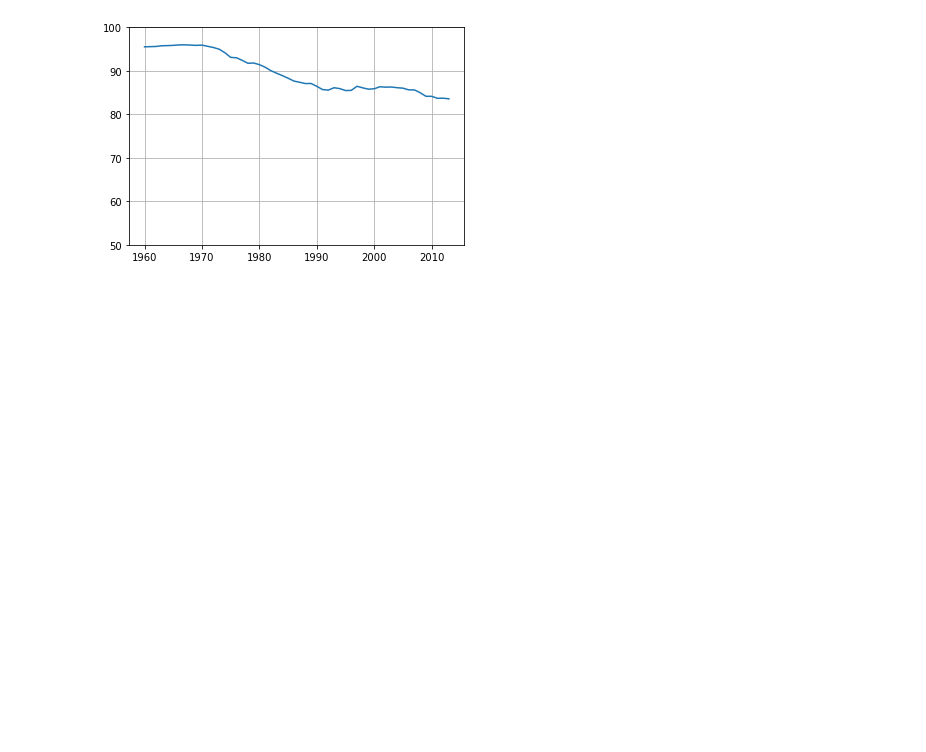
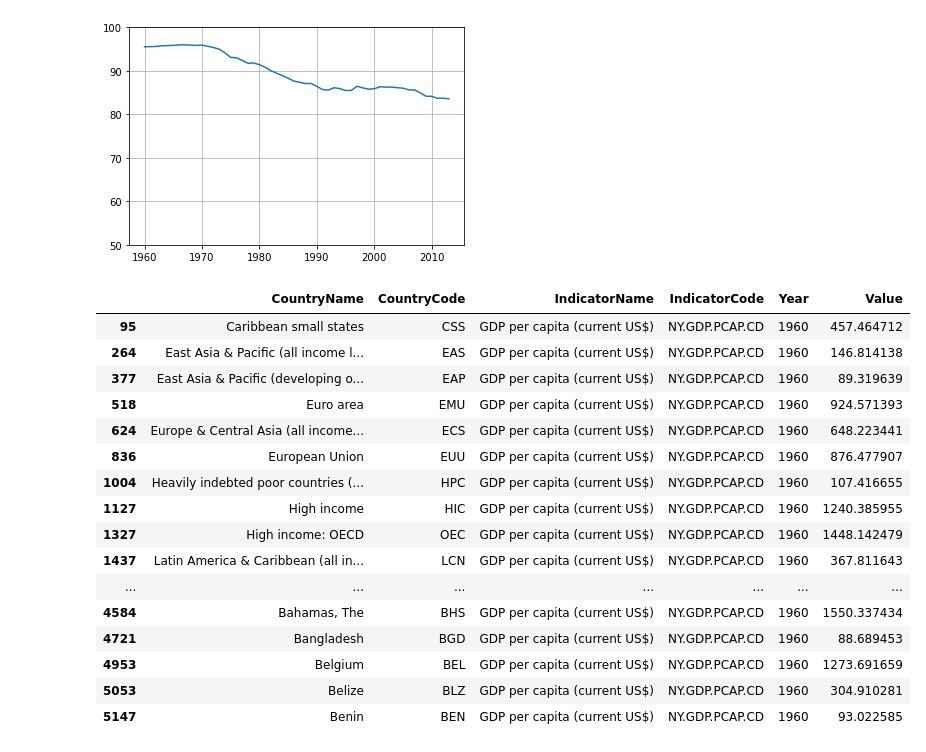
Before and after one commit to robertcox324/5horsemenoftheapocalypse, a Jupyter notebook: WDI_Analysis.ipynb, the cells around one changed output. Saved outputs shown, nothing was run; the diff lists cells and outputs as text; code cells hidden in the pictures; blank space fills up the shorter version.

```diff
--- a/WDI_Analysis.ipynb
+++ b/WDI_Analysis.ipynb
@@ -790,3 +790,25 @@ plt.grid()
 plt.show()
 # %% [output]
 [figure]
+# %%
+gdp_world_mask = data['IndicatorName'].str.contains("GDP per capita \(current US")
+gdp_world = data[gdp_world_mask]
+gdp_world.head(30)
+# %% [output]
+|  | CountryName | CountryCode | IndicatorName | IndicatorCode | Year | Value |
+| 95 | Caribbean small states | CSS | GDP per capita (current US$) | NY.GDP.PCAP.CD | 1960 | 457.464712 |
+| 264 | East Asia & Pacific (all income l... | EAS | GDP per capita (current US$) | NY.GDP.PCAP.CD | 1960 | 146.814138 |
+| 377 | East Asia & Pacific (developing o... | EAP | GDP per capita (current US$) | NY.GDP.PCAP.CD | 1960 | 89.319639 |
+| 518 | Euro area | EMU | GDP per capita (current US$) | NY.GDP.PCAP.CD | 1960 | 924.571393 |
+| 624 | Europe & Central Asia (all income... | ECS | GDP per capita (current US$) | NY.GDP.PCAP.CD | 1960 | 648.223441 |
+| 836 | European Union | EUU | GDP per capita (current US$) | NY.GDP.PCAP.CD | 1960 | 876.477907 |
+| 1004 | Heavily indebted poor countries (... | HPC | GDP per capita (current US$) | NY.GDP.PCAP.CD | 1960 | 107.416655 |
+| 1127 | High income | HIC | GDP per capita (current US$) | NY.GDP.PCAP.CD | 1960 | 1240.385955 |
+| 1327 | High income: OECD | OEC | GDP per capita (current US$) | NY.GDP.PCAP.CD | 1960 | 1448.142479 |
+| 1437 | Latin America & Caribbean (all in... | LCN | GDP per capita (current US$) | NY.GDP.PCAP.CD | 1960 | 367.811643 |
+| ... | ... | ... | ... | ... | ... | ... |
+| 4584 | Bahamas, The | BHS | GDP per capita (current US$) | NY.GDP.PCAP.CD | 1960 | 1550.337434 |
+| 4721 | Bangladesh | BGD | GDP per capita (current US$) | NY.GDP.PCAP.CD | 1960 | 88.689453 |
+| 4953 | Belgium | BEL | GDP per capita (current US$) | NY.GDP.PCAP.CD | 1960 | 1273.691659 |
+| 5053 | Belize | BLZ | GDP per capita (current US$) | NY.GDP.PCAP.CD | 1960 | 304.910281 |
+| 5147 | Benin | BEN | GDP per capita (current US$) | NY.GDP.PCAP.CD | 1960 | 93.022585 |
```
Also changed, not shown: parts of 3 cells of this notebook, 1 other file.
